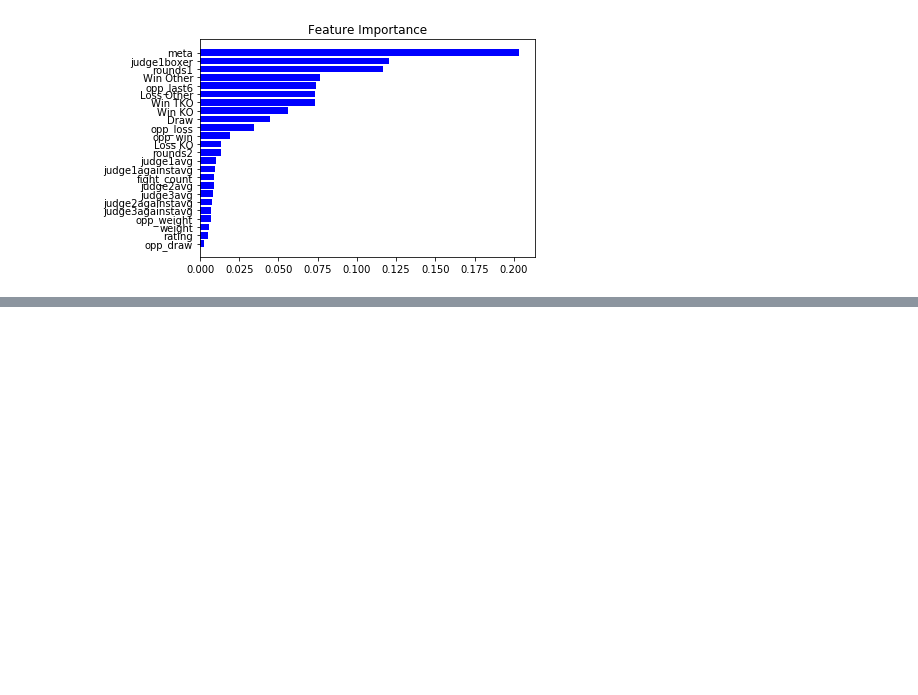
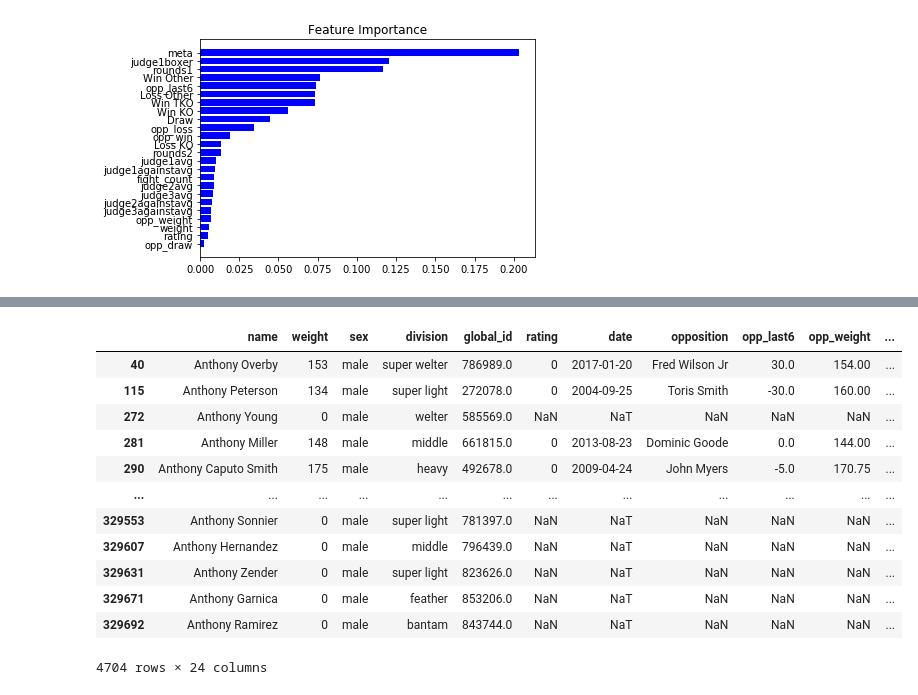
Before and after one commit to EmmS21/SpringboardCapstoneBoxingPredictionWebApp, a Jupyter notebook: ml model/randomforestmodel.ipynb, the cells around one changed output, grey strips where cells are left out. Drawn from its saved outputs; the diff is of its cells as text; code cells hidden in the pictures; blank space fills up the shorter version.

```diff
--- a/ml model/randomforestmodel.ipynb
+++ b/ml model/randomforestmodel.ipynb
@@ -273,0 +290,16 @@ plt.yticks(range(len(indice)), [X.columns[i] for i in indice])
+# %%
+fully_merged[fully_merged.name.str.contains('Anthony') == True]
+# %% [output]
+|  | name | weight | sex | division | global_id | rating | date | opposition | opp_last6 | opp_weight | ... |
+| 40 | Anthony Overby | 153 | male | super welter | 786989.0 | 0 | 2017-01-20 | Fred Wilson Jr | 30.0 | 154.00 | ... |
+| 115 | Anthony Peterson | 134 | male | super light | 272078.0 | 0 | 2004-09-25 | Toris Smith | -30.0 | 160.00 | ... |
+| 272 | Anthony Young | 0 | male | welter | 585569.0 | NaN | NaT | NaN | NaN | NaN | ... |
+| 281 | Anthony Miller | 148 | male | middle | 661815.0 | 0 | 2013-08-23 | Dominic Goode | 0.0 | 144.00 | ... |
+| 290 | Anthony Caputo Smith | 175 | male | heavy | 492678.0 | 0 | 2009-04-24 | John Myers | -5.0 | 170.75 | ... |
+| ... | ... | ... | ... | ... | ... | ... | ... | ... | ... | ... | ... |
+| 329553 | Anthony Sonnier | 0 | male | super light | 781397.0 | NaN | NaT | NaN | NaN | NaN | ... |
+| 329607 | Anthony Hernandez | 0 | male | middle | 796439.0 | NaN | NaT | NaN | NaN | NaN | ... |
+| 329631 | Anthony Zender | 0 | male | super light | 823626.0 | NaN | NaT | NaN | NaN | NaN | ... |
+| 329671 | Anthony Garnica | 0 | male | feather | 853206.0 | NaN | NaT | NaN | NaN | NaN | ... |
+| 329692 | Anthony Ramirez | 0 | male | bantam | 843744.0 | NaN | NaT | NaN | NaN | NaN | ... |
+4704 rows × 24 columns
```
Also changed, not shown: parts of 6 cells of this notebook, 1 other file.
